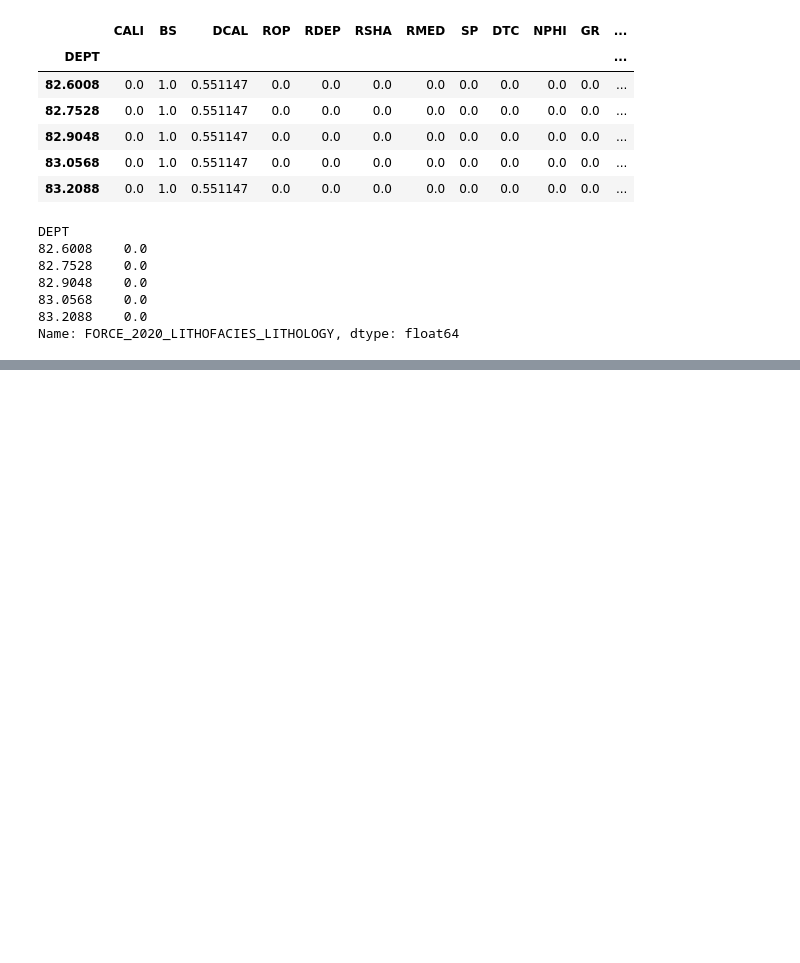
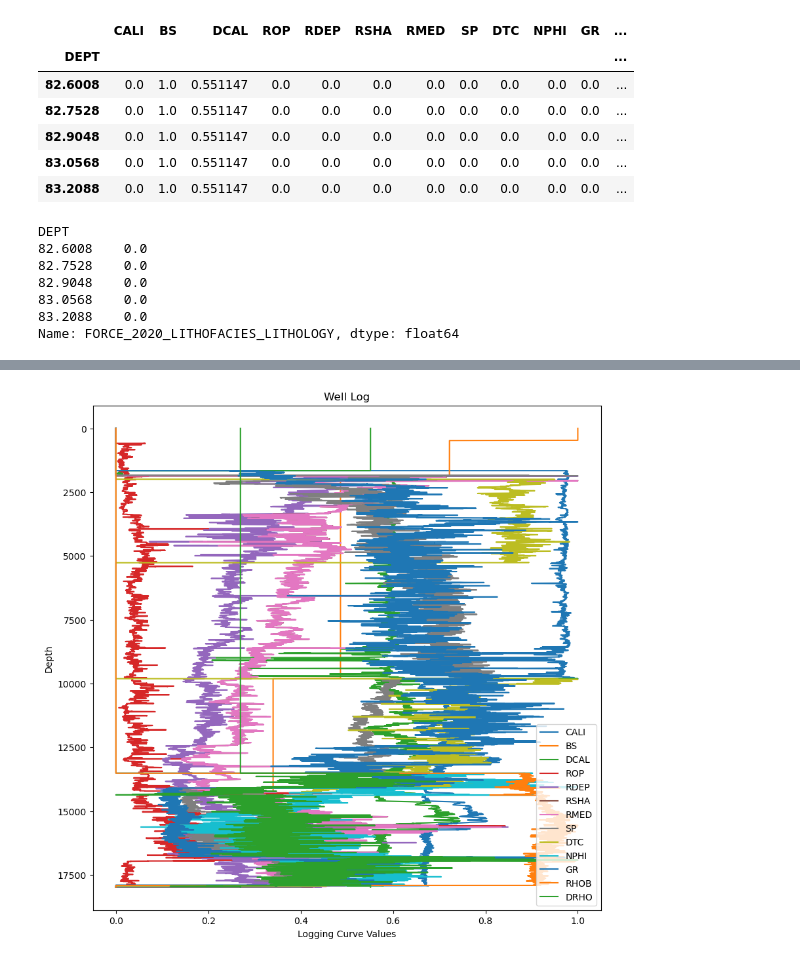
Before and after one commit to hyonbokan/lithology-identification-fl, a Jupyter notebook: data_trasform/las2img_test.ipynb, the cells around one changed output, grey strips where cells are left out. Saved outputs shown, nothing was run; the diff lists cells and outputs as text; code cells hidden in the pictures; blank space fills up the shorter version.

```diff
--- a/data_trasform/las2img_test.ipynb
+++ b/data_trasform/las2img_test.ipynb
@@ -100,0 +140,33 @@ X = X.transpose()
+# %%
+# Reshape the DataFrame. The input data: 1D
+logging_curves = ['CALI', 'BS', 'DCAL', 'ROP', 'RDEP', 'RSHA', 'RMED', 'SP', 'DTC', 'NPHI', 'GR', 'RHOB', 'DRHO']
+df_subset = X[logging_curves]
+
+data = df_subset.to_numpy()
+
+D = len(X) # Why is it the number of column when it has to be depth!!!!
+N = len(logging_curves)
+input_tensor = np.reshape(data, (D, 1, N))
+# %%
+import matplotlib.pyplot as plt
+
+# Set up the figure and axes
+fig, ax = plt.subplots(figsize=(10, 10))
+
+# Plot the well log
+for i, logging_curve in enumerate(logging_curves):
+    ax.plot(input_tensor[:, 0, i], range(D), label=logging_curve)
+
+# Customize the plot
+ax.set_title('Well Log')
+ax.set_xlabel('Logging Curve Values')
+ax.set_ylabel('Depth')
+ax.legend()
+
+# Invert the y-axis to display depth from top to bottom
+ax.invert_yaxis()
+
+# Show the plot
+plt.show()
+# %% [output]
+[figure, added]
```
Also changed, not shown: parts of 8 cells of this notebook, 1 other file.
